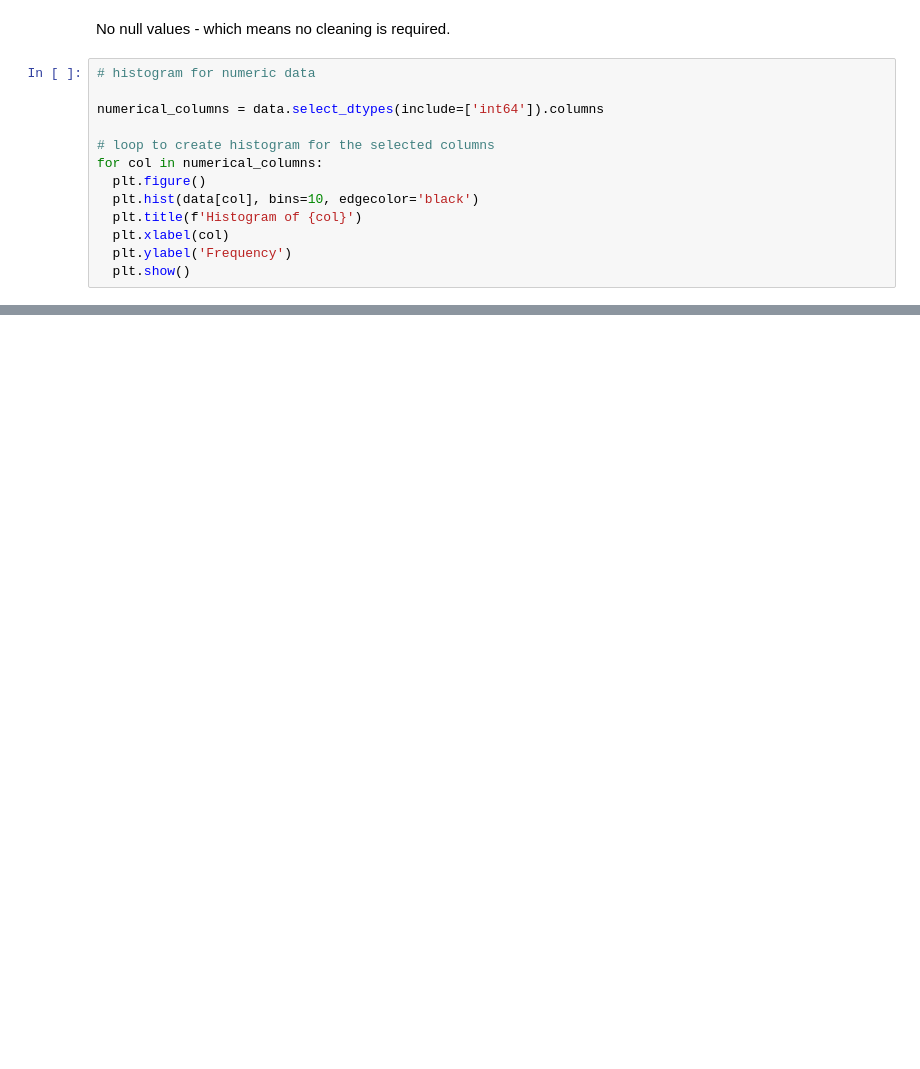
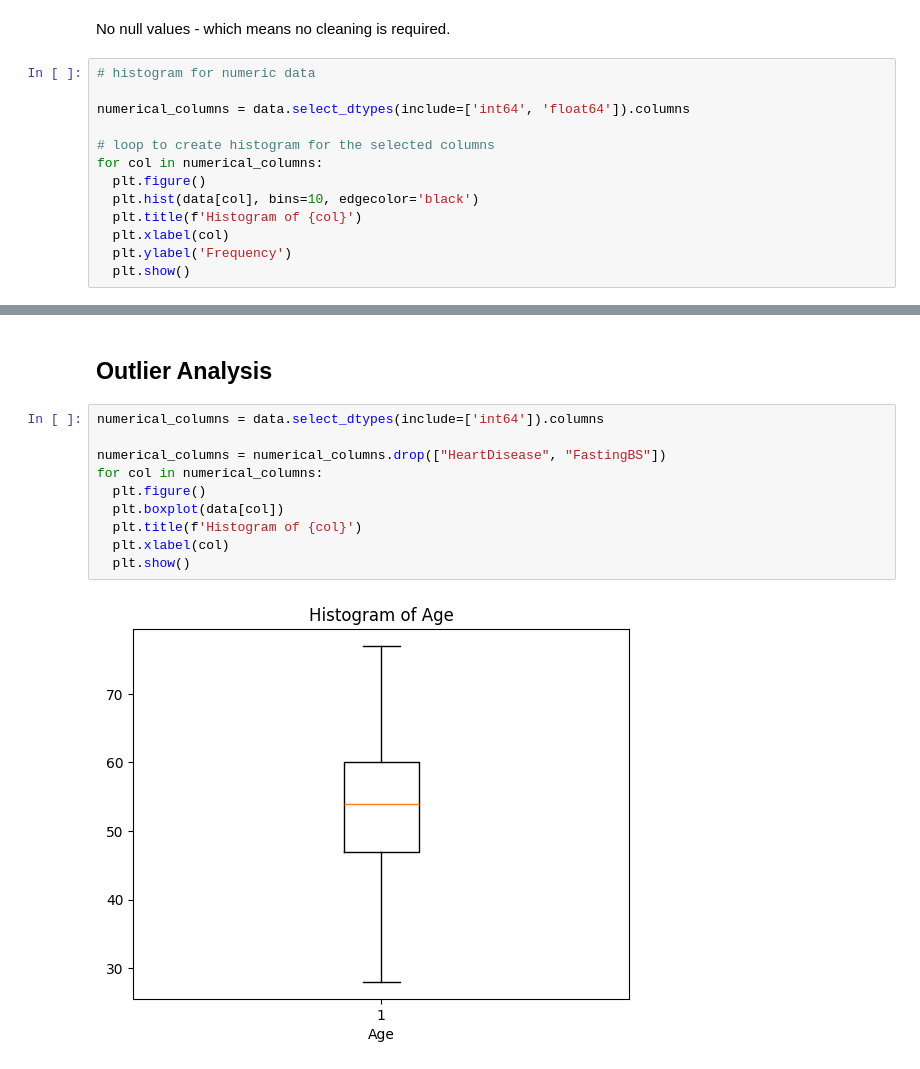
Before and after one commit to samyamaryal/Heart-Disease-Prediction, a Jupyter notebook: code/analysis.ipynb, the cells around one changed output, grey strips where cells are left out. Drawn from its saved outputs; the diff is of its cells as text; blank space fills up the shorter version.

Commit message:
Basic outlier analysis & preprocessing complete

```diff
--- a/code/analysis.ipynb
+++ b/code/analysis.ipynb
@@ -42,7 +68,7 @@ No null values - which means no cleaning is required.
 # %%
 # histogram for numeric data
 
-numerical_columns = data.select_dtypes(include=['int64']).columns
+numerical_columns = data.select_dtypes(include=['int64', 'float64']).columns
 
 # loop to create histogram for the selected columns
 for col in numerical_columns:
@@ -91,0 +125,14 @@ plt.show()
+# %% [markdown]
+## Outlier Analysis
+# %%
+numerical_columns = data.select_dtypes(include=['int64']).columns
+
+numerical_columns = numerical_columns.drop(["HeartDisease", "FastingBS"])
+for col in numerical_columns:
+  plt.figure()
+  plt.boxplot(data[col])
+  plt.title(f'Histogram of {col}')
+  plt.xlabel(col)
+  plt.show()
+# %% [output]
+[figure, added]
```
Also changed, not shown: parts of 15 cells of this notebook, 2 other files.
